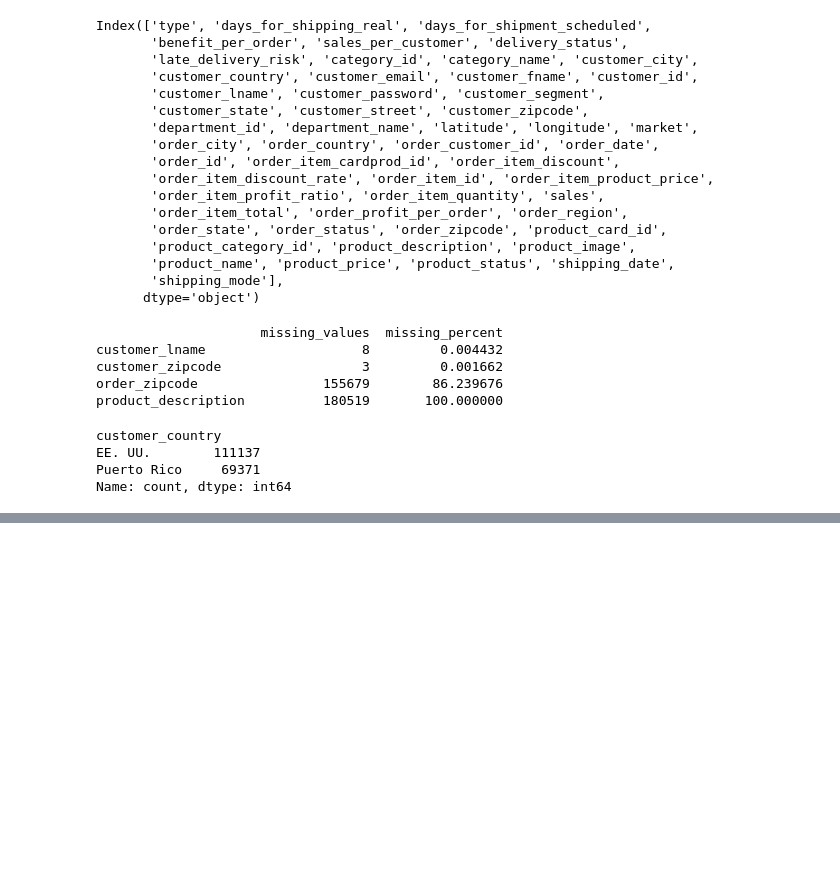
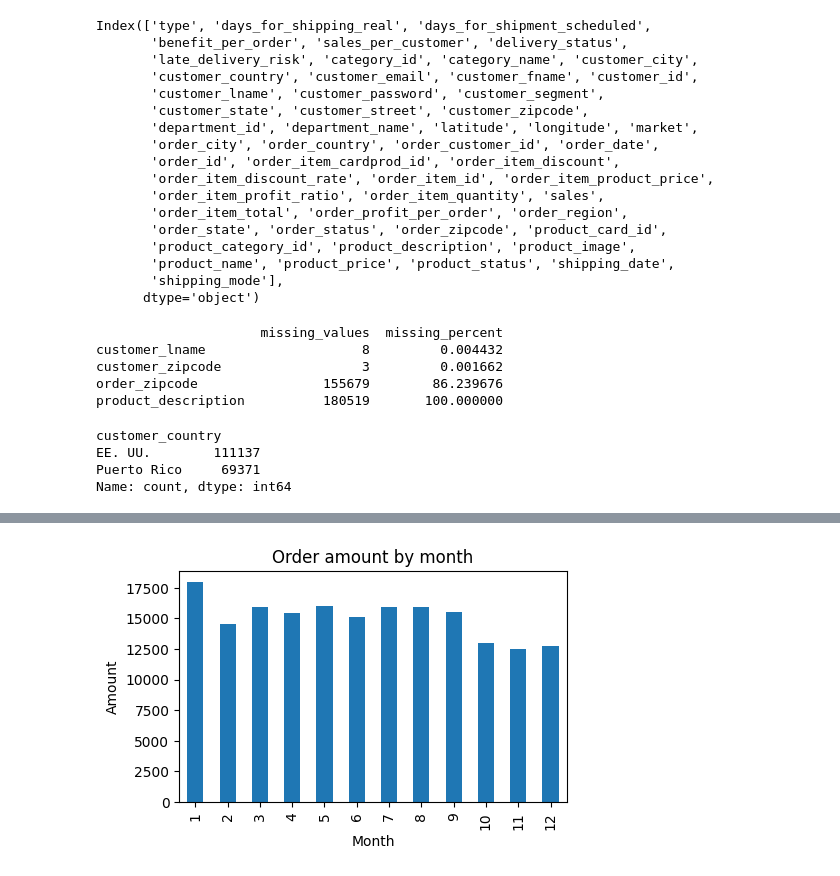
Before and after one commit to nh-adorie/scm-co-smart-project, a Jupyter notebook: notebook/eda.ipynb, the cells around one changed output, grey strips where cells are left out. Saved outputs shown, nothing was run; the diff lists cells and outputs as text; code cells hidden in the pictures; blank space fills up the shorter version.

```diff
--- a/notebook/eda.ipynb
+++ b/notebook/eda.ipynb
@@ -173,0 +225,10 @@ Name: order_date, Length: 180508, dtype: datetime64[ns]
+# %%
+# bar chart for order_month
+plt.figure(figsize=(5,3))
+df['order_month'].value_counts().sort_index().plot(kind='bar')
+plt.title("Order amount by month")
+plt.xlabel("Month")
+plt.ylabel("Amount")
+plt.show()
+# %% [output]
+[figure, added]
```
Also changed, not shown: parts of 16 cells of this notebook.
